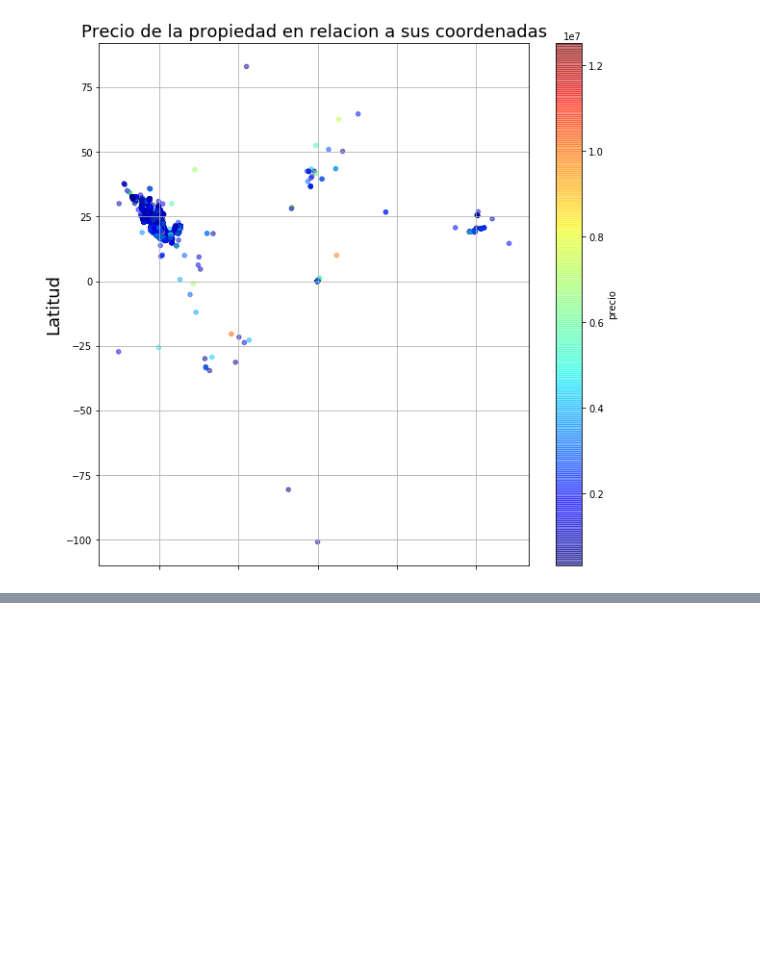
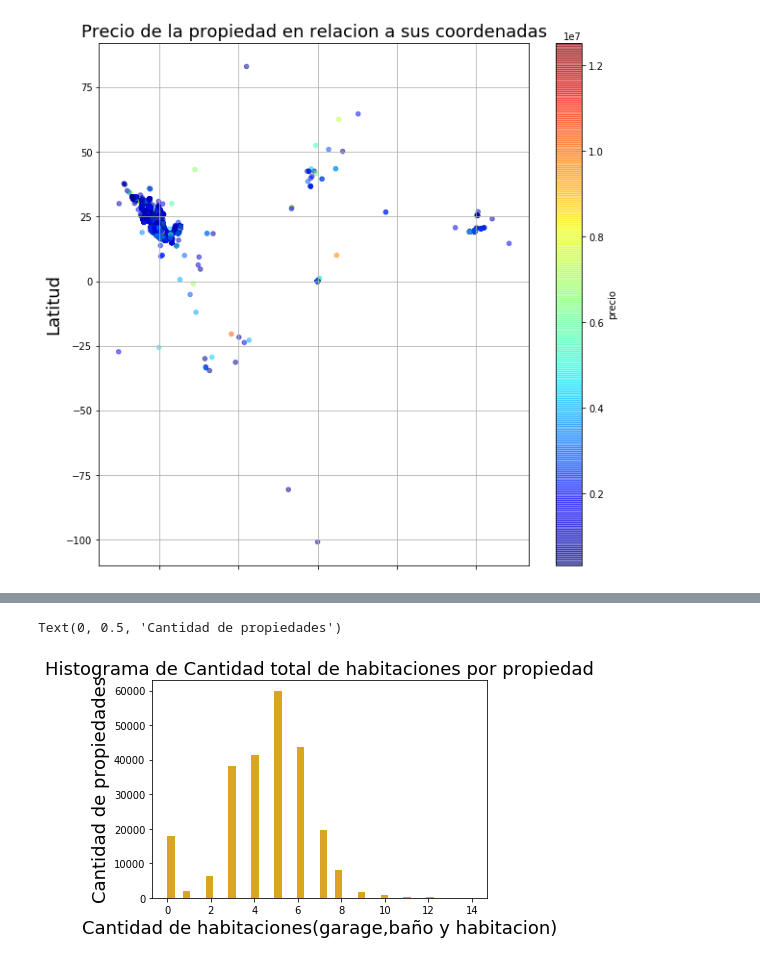
Before and after one commit to petermacgaul/orgaDatos-1, a Jupyter notebook: TP1/TP1.ipynb, the cells around one changed output, grey strips where cells are left out. Drawn from its saved outputs; the diff is of its cells as text; code cells hidden in the pictures; blank space fills up the shorter version.

Commit message:
Poniendo algunoss histogramas

```diff
--- a/TP1/TP1.ipynb
+++ b/TP1/TP1.ipynb
@@ -145,0 +149,3 @@ Text(0, 0.5, 'Latitud')
+# %%
+df["Tot Habitaciones"]=df.loc[:, ["banos","habitaciones"]].sum(axis=1)
+df["Tot Habitaciones"]=df.loc[:, ["Tot Habitaciones", "garage"]].sum(axis=1)
@@ -145,0 +178,9 @@ Text(0, 0.5, 'Latitud')
+# %%
+todo = df.loc[:,['tipodepropiedad',"Tot Habitaciones"] ]
+g = todo['Tot Habitaciones'].plot.hist(bins=40, color='goldenrod')
+g.set_title("Histograma de Cantidad total de habitaciones por propiedad", fontsize=18)
+g.set_xlabel("Cantidad de habitaciones(garage,baño y habitacion)",fontsize=18)
+g.set_ylabel("Cantidad de propiedades", fontsize=18)
+# %% [output]
+Text(0, 0.5, 'Cantidad de propiedades')
+[figure, added]
```
Also changed, not shown: parts of 6 cells of this notebook.
